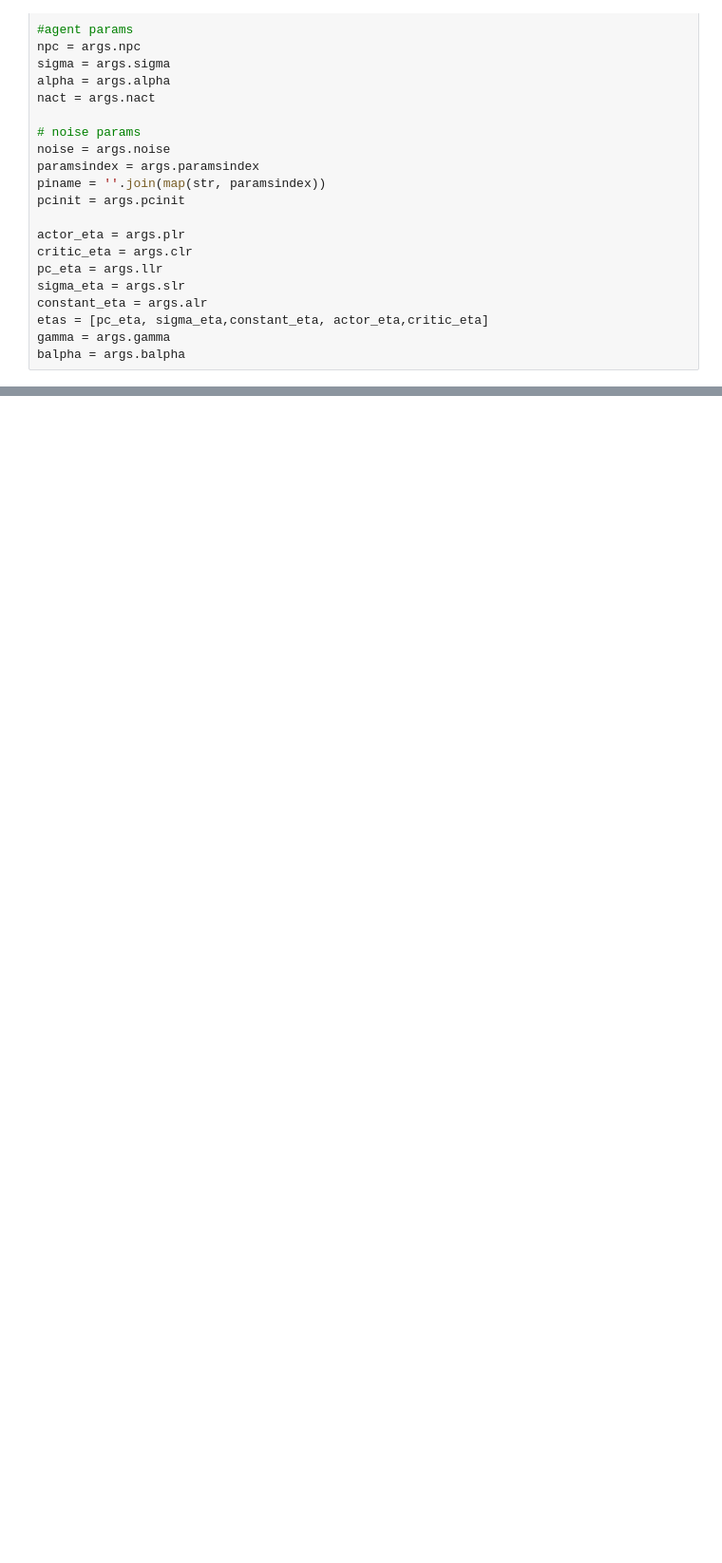
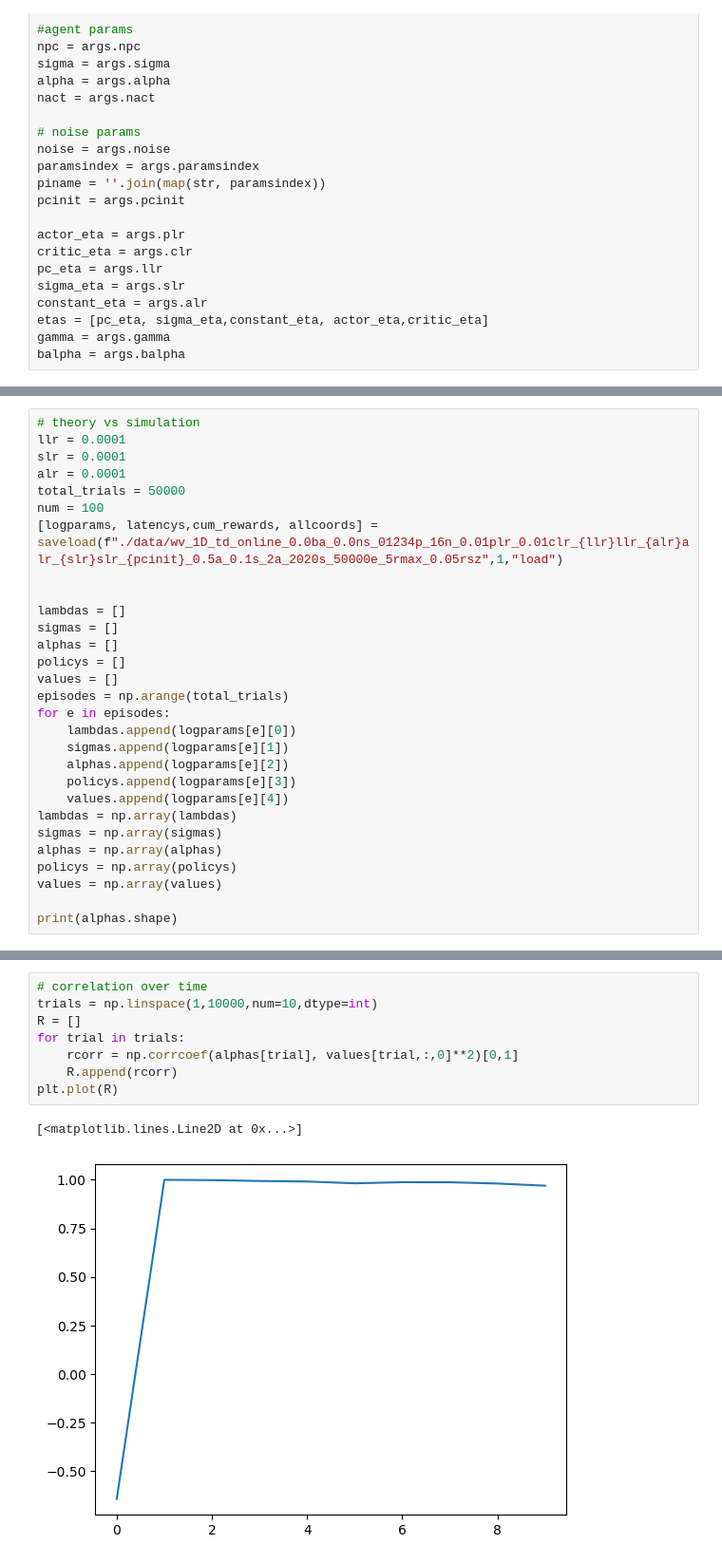
Before and after one commit to mgkumar138/online_pf_learning, a Jupyter notebook: online/1D/analyze_dx.ipynb, the cells around one changed output, grey strips where cells are left out. Shown: that part at 95% size. Drawn from its saved outputs; the diff is of its cells as text; blank space fills up the shorter version.

```diff
--- a/online/1D/analyze_dx.ipynb
+++ b/online/1D/analyze_dx.ipynb
@@ -165,0 +135,29 @@ print(dxrs[:,0,-1])
+# %%
+# theory vs simulation
+llr = 0.0001
+slr = 0.0001
+alr = 0.0001
+total_trials = 50000
+num = 100
+[logparams, latencys,cum_rewards, allcoords] = saveload(f"./data/wv_1D_td_online_0.0ba_0.0ns_01234p_16n_0.01plr_0.01clr_{llr}llr_{alr}alr_{slr}slr_{pcinit}_0.5a_0.1s_2a_2020s_50000e_5rmax_0.05rsz",1,"load")
+
+
+lambdas = []
+sigmas = []
+alphas = []
+policys = []
+values = []
+episodes = np.arange(total_trials)
+for e in episodes:
+    lambdas.append(logparams[e][0])
+    sigmas.append(logparams[e][1])
+    alphas.append(logparams[e][2])
+    policys.append(logparams[e][3])
+    values.append(logparams[e][4])
+lambdas = np.array(lambdas)
+sigmas = np.array(sigmas)
+alphas = np.array(alphas)
+policys = np.array(policys)
+values = np.array(values)
+
+print(alphas.shape)
@@ -166,3 +216,14 @@ print(dxrs[:,0,-1])
+# %%
+# correlation over time
+trials = np.linspace(1,10000,num=10,dtype=int)
+R = []
+for trial in trials:
+    rcorr = np.corrcoef(alphas[trial], values[trial,:,0]**2)[0,1]
+    R.append(rcorr)
+plt.plot(R)
+# %% [output]
+[<matplotlib.lines.Line2D at 0x...>]
+[figure, added]
 # %%
 
 # Calculate the average dxr over all seeds for each npc
```
Also changed, not shown: parts of 12 cells of this notebook, 35 other files.
